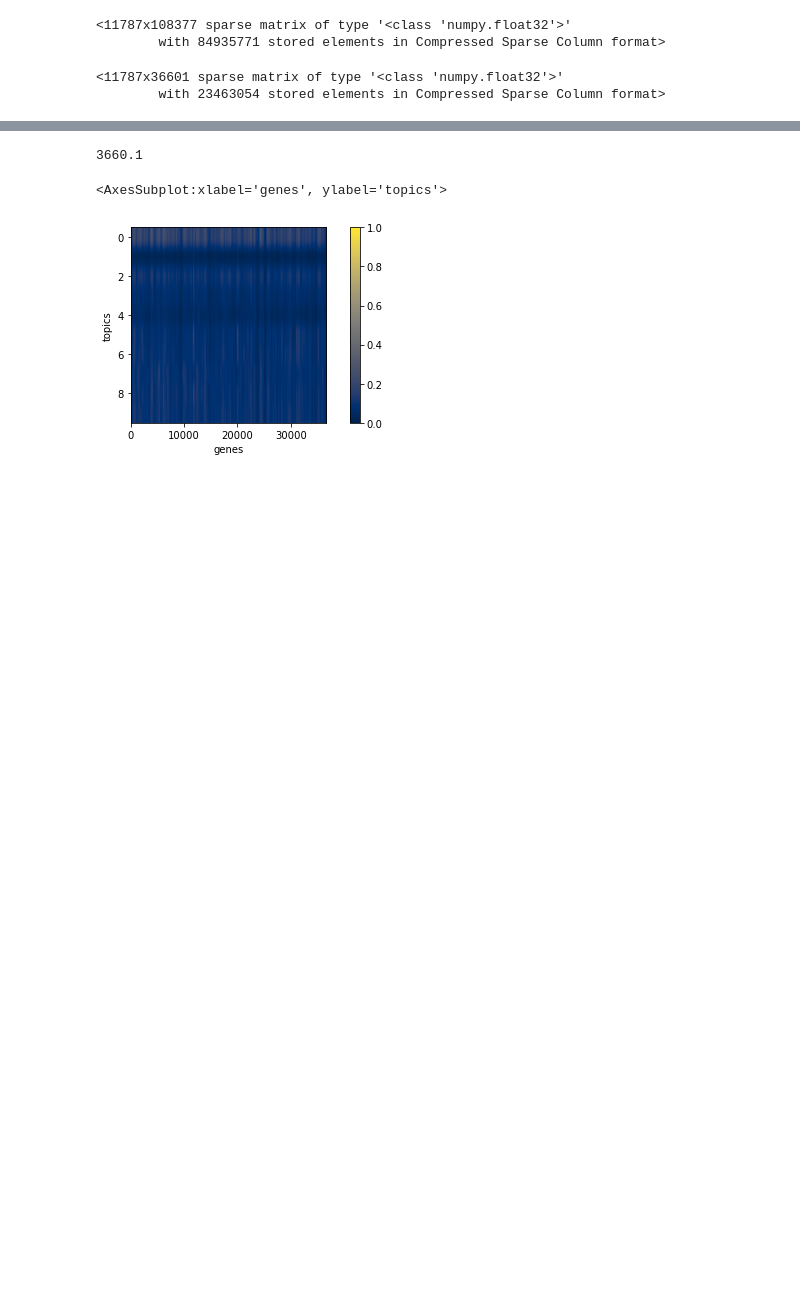
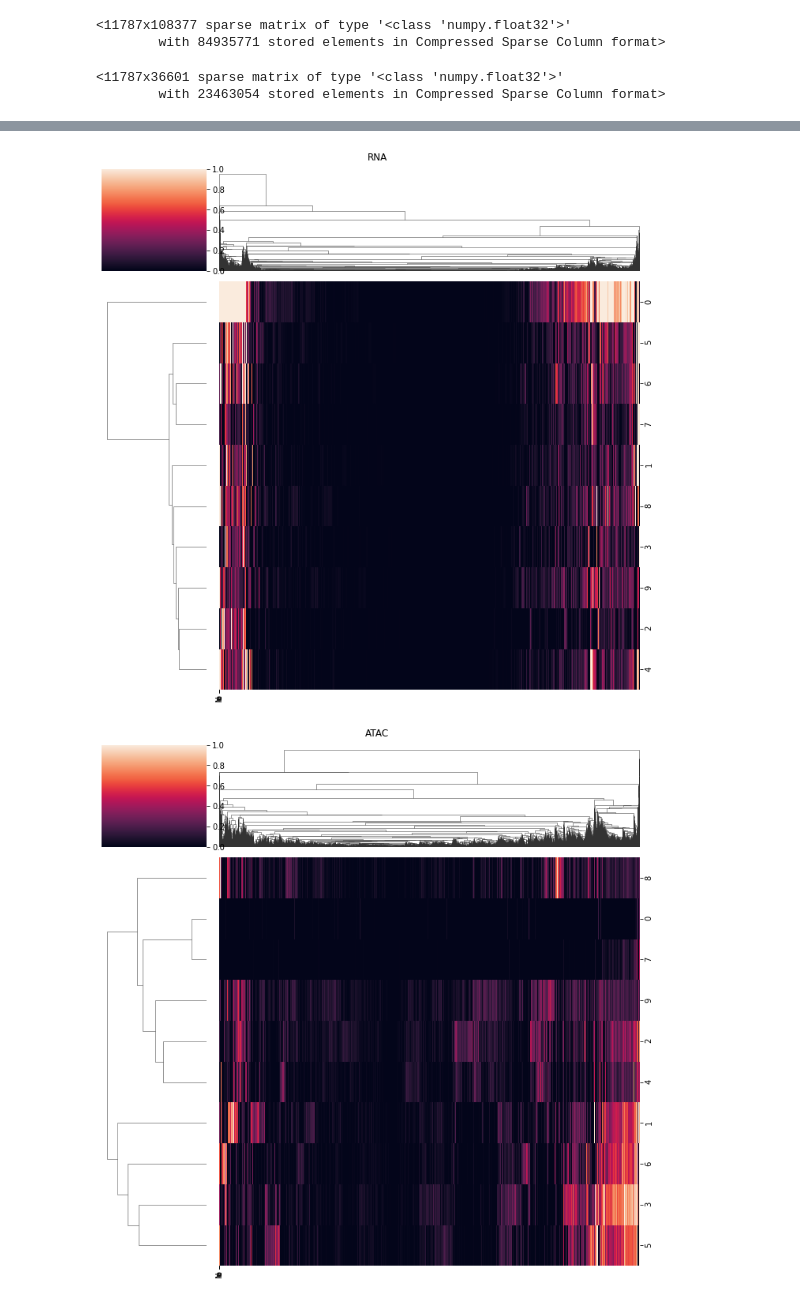
Before and after one commit to wmorgans/quick_intNMF, a Jupyter notebook: docs/notebooks/intNMF_example.ipynb, the cells around one changed output, grey strips where cells are left out. Cells and saved outputs as stored; diff of their text form; code cells hidden in the pictures; blank space fills up the shorter version.

```diff
--- a/docs/notebooks/intNMF_example.ipynb
+++ b/docs/notebooks/intNMF_example.ipynb
@@ -47,7 +31,7 @@ def load_multiome(file, labels):
 file = '../data/pbmc_granulocyte_sorted_10k_filtered_feature_bc_matrix.h5'
 labels = '../data/PBMC-Multiom_annotation.tsv'
 
-mu_data = load_multiome(file, labels)
+mu_data = utils.load_multiome(file, labels)
 # %% [output]
 Variable names are not unique. To make them unique, call `.var_names_make_unique`.
 Added `interval` annotation for features from ../data/pbmc_granulocyte_sorted_10k_filtered_feature_bc_matrix.h5
@@ -90,3 +69,3 @@ rna_tf_idf
 # %%
 nmf_model = intNMF(10)  # NMF model with k=10
-nmf_model.fit(rna_tf_idf, atac_tf_idf)
+nmf_model.fit(rna_tf_idf, atac_tf_idf, mu_data['rna'].var.index.values, mu_data['atac'].var.index.values)
@@ -132,6 +152,5 @@ ax = pl.view_loadings(nmf_model, 'both') #can also view a single modality with a
 # %%
-pl.view_loadings(nmf_model, 'rna') #can also view a single modality with atac or rna
+ax = pl.view_loadings(nmf_model, 'both', clustered=True) #can also view a single modality with atac or rna
 # %% [output]
-3660.1
-<AxesSubplot:xlabel='genes', ylabel='topics'>
-[figure, old version]
+[figure, new version]
+[figure, added]
```
Also changed, not shown: parts of 64 cells of this notebook, 2 other files.
